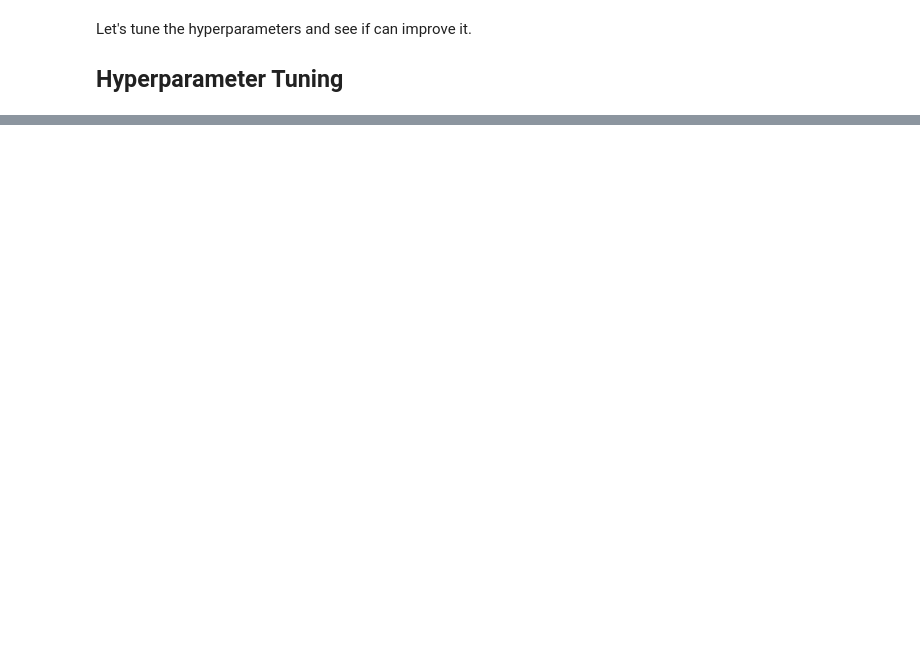
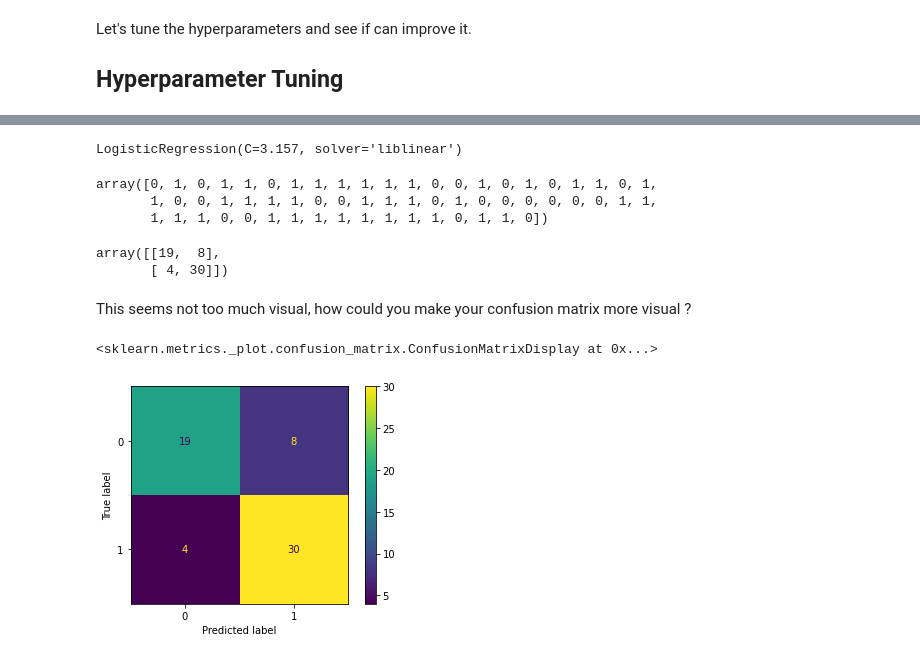
Before and after one commit to SaketMunda/ml-ds-tools-library-introduction, a Jupyter notebook: scikit-learn-exercises.ipynb, the cells around one changed output, grey strips where cells are left out. Cells and saved outputs as stored; diff of their text form; code cells hidden in the pictures; blank space fills up the shorter version.

```diff
--- a/scikit-learn-exercises.ipynb
+++ b/scikit-learn-exercises.ipynb
@@ -198,0 +201,6 @@ Let's tune the hyperparameters and see if can improve it.
+# %%
+# first checking RandomizedSearchCV
+
+#let's created the dictionary of various hyperparameters of LogisticRegression
+log_reg_grid = {"C":np.linspace(-4,4,20),
+                "solver":["liblinear"]}
@@ -198,0 +209,17 @@ Let's tune the hyperparameters and see if can improve it.
+# %%
+from sklearn.model_selection import RandomizedSearchCV
+
+# setup random seed
+np.random.seed(42)
+
+# Setup an instance of RandomizedSearchCV with a LogisticRegression estimator,
+# our log_reg_grid as the param_distributions, a cv of 5 and n_iter of 5.
+
+rs_log_reg = RandomizedSearchCV(estimator=LogisticRegression(),
+                               param_distributions=log_reg_grid,
+                                cv = 5,
+                                n_iter = 5,
+                               verbose=1)
+
+# fit the instance of RandomizedSearchCV
+rs_log_reg.fit(X_train,y_train)
@@ -198,0 +280,8 @@ Let's tune the hyperparameters and see if can improve it.
+# %%
+# we will instantiate the LogisticRegression classifier using the best hyperparameters from RandomizedSearchCV
+clf = LogisticRegression(C=3.157, solver="liblinear")
+
+# fit the new instance
+clf.fit(X_train, y_train)
+# %% [output]
+LogisticRegression(C=3.157, solver='liblinear')
@@ -198,0 +294,22 @@ Let's tune the hyperparameters and see if can improve it.
+# %%
+# let's make some predictions
+y_preds = clf.predict(X_test)
+y_preds
+# %% [output]
+array([0, 1, 0, 1, 1, 0, 1, 1, 1, 1, 1, 1, 0, 0, 1, 0, 1, 0, 1, 1, 0, 1,
+       1, 0, 0, 1, 1, 1, 1, 0, 0, 1, 1, 1, 0, 1, 0, 0, 0, 0, 0, 0, 1, 1,
+       1, 1, 1, 0, 0, 1, 1, 1, 1, 1, 1, 1, 1, 0, 1, 1, 0])
+# %%
+# create confusion matrix using confusion matrix function
+confusion_matrix(y_test,y_preds)
+# %% [output]
+array([[19,  8],
+       [ 4, 30]])
+# %% [markdown]
+This seems not too much visual, how could you make your confusion matrix more visual ?
+# %%
+from sklearn.metrics import plot_confusion_matrix
+plot_confusion_matrix(clf,X_test, y_test)
+# %% [output]
+<sklearn.metrics._plot.confusion_matrix.ConfusionMatrixDisplay at 0x...>
+[figure, added]
```
Also changed, not shown: parts of 26 cells of this notebook, 1 other file.
